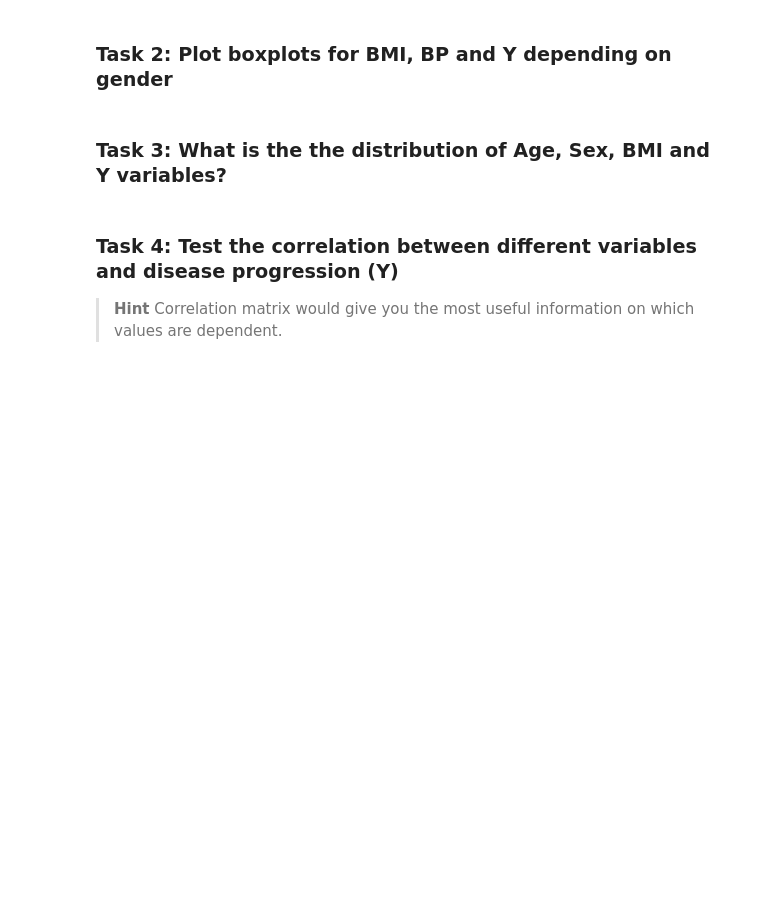
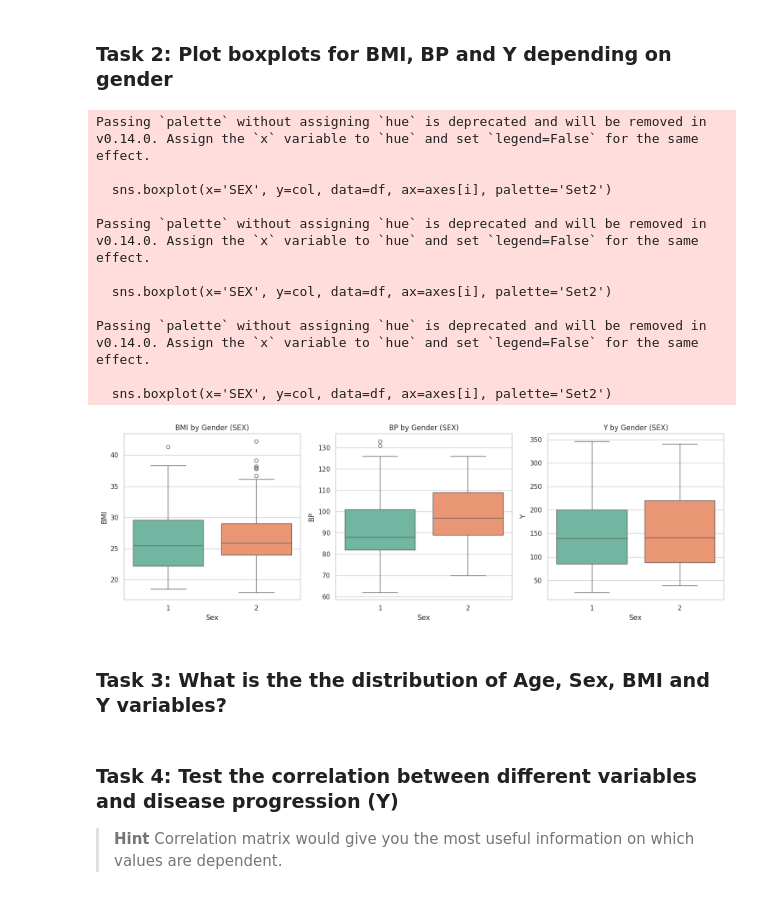
Before and after one commit to XW-ABAP/Data-Science-For-Beginners, a Jupyter notebook: 1-Introduction/04-stats-and-probability/assignment.ipynb, the cells around one changed output. Saved outputs shown, nothing was run; the diff lists cells and outputs as text; code cells hidden in the pictures; blank space fills up the shorter version.

```diff
--- a/1-Introduction/04-stats-and-probability/assignment.ipynb
+++ b/1-Introduction/04-stats-and-probability/assignment.ipynb
@@ -149,5 +191,43 @@ Let's study this dataset using methods of probability and statistics.
 # %% [markdown]
 ### Task 2: Plot boxplots for BMI, BP and Y depending on gender
+# %%
+import pandas as pd
+import matplotlib.pyplot as plt
+import seaborn as sns
+
+# 从 sample_data 目录读取 diabetes.tsv 文件[cite: 1]
+df = pd.read_csv("sample_data/diabetes.tsv", sep='\t')
+
+# 设置图表样式
+sns.set_theme(style="whitegrid")
+fig, axes = plt.subplots(1, 3, figsize=(15, 5))
+
+# 需要绘制的特征列
+features = ['BMI', 'BP', 'Y']
+
+# 循环绘制每个变量针对 SEX 的箱线图
+for i, col in enumerate(features):
+    sns.boxplot(x='SEX', y=col, data=df, ax=axes[i], palette='Set2')
+    axes[i].set_title(f'{col} by Gender (SEX)')
+    axes[i].set_xlabel('Sex')
+    axes[i].set_ylabel(col)
+
+# 调整布局并展示图表
+plt.tight_layout()
+plt.show()
+# %% [output]
+Passing `palette` without assigning `hue` is deprecated and will be removed in v0.14.0. Assign the `x` variable to `hue` and set `legend=False` for the same effect.
+
+  sns.boxplot(x='SEX', y=col, data=df, ax=axes[i], palette='Set2')
+
+Passing `palette` without assigning `hue` is deprecated and will be removed in v0.14.0. Assign the `x` variable to `hue` and set `legend=False` for the same effect.
+
+  sns.boxplot(x='SEX', y=col, data=df, ax=axes[i], palette='Set2')
+
+Passing `palette` without assigning `hue` is deprecated and will be removed in v0.14.0. Assign the `x` variable to `hue` and set `legend=False` for the same effect.
+
+  sns.boxplot(x='SEX', y=col, data=df, ax=axes[i], palette='Set2')
+[figure, added]
 # %% [markdown]
 ### Task 3: What is the the distribution of Age, Sex, BMI and Y variables?
 # %% [markdown]
```
Also changed, not shown: parts of 2 cells of this notebook.
